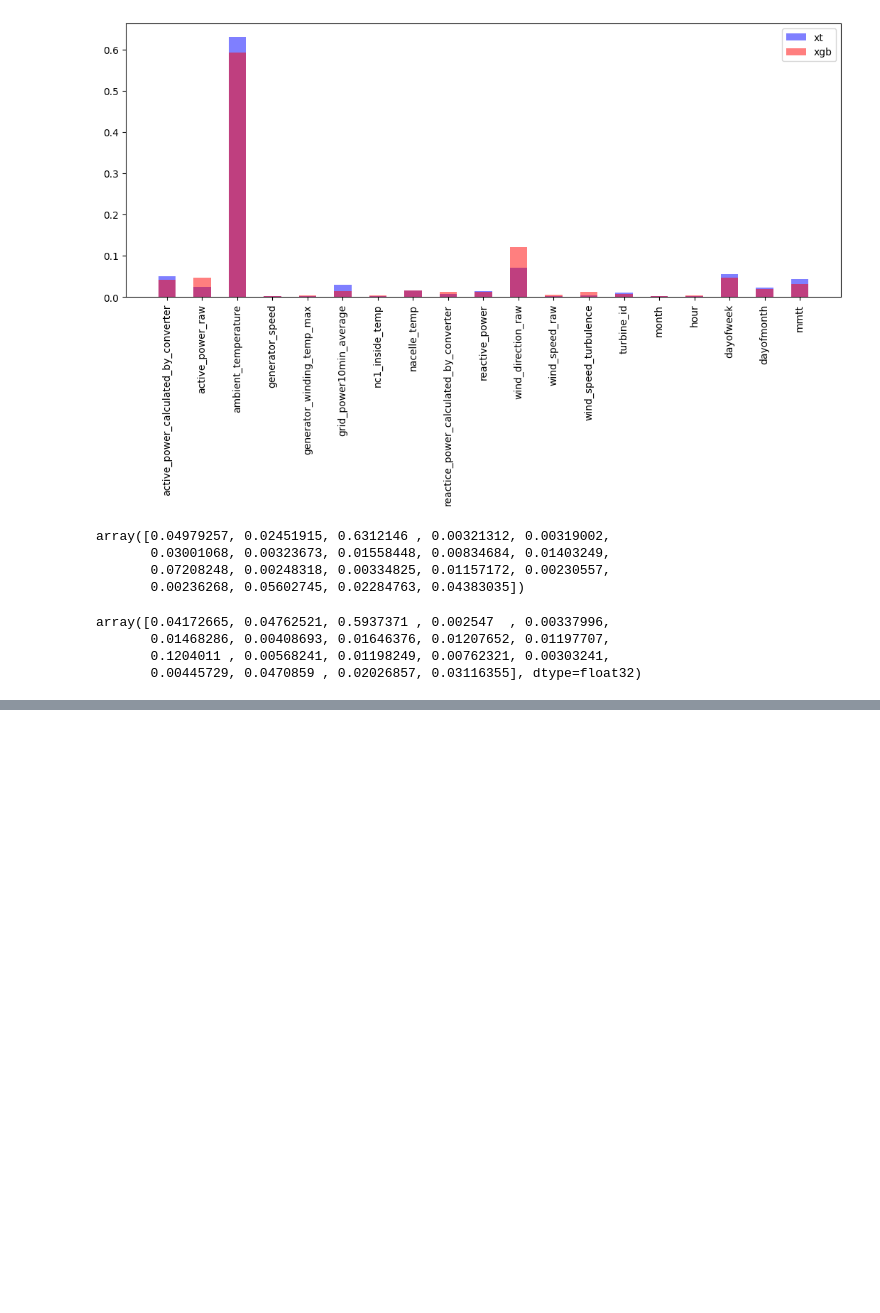
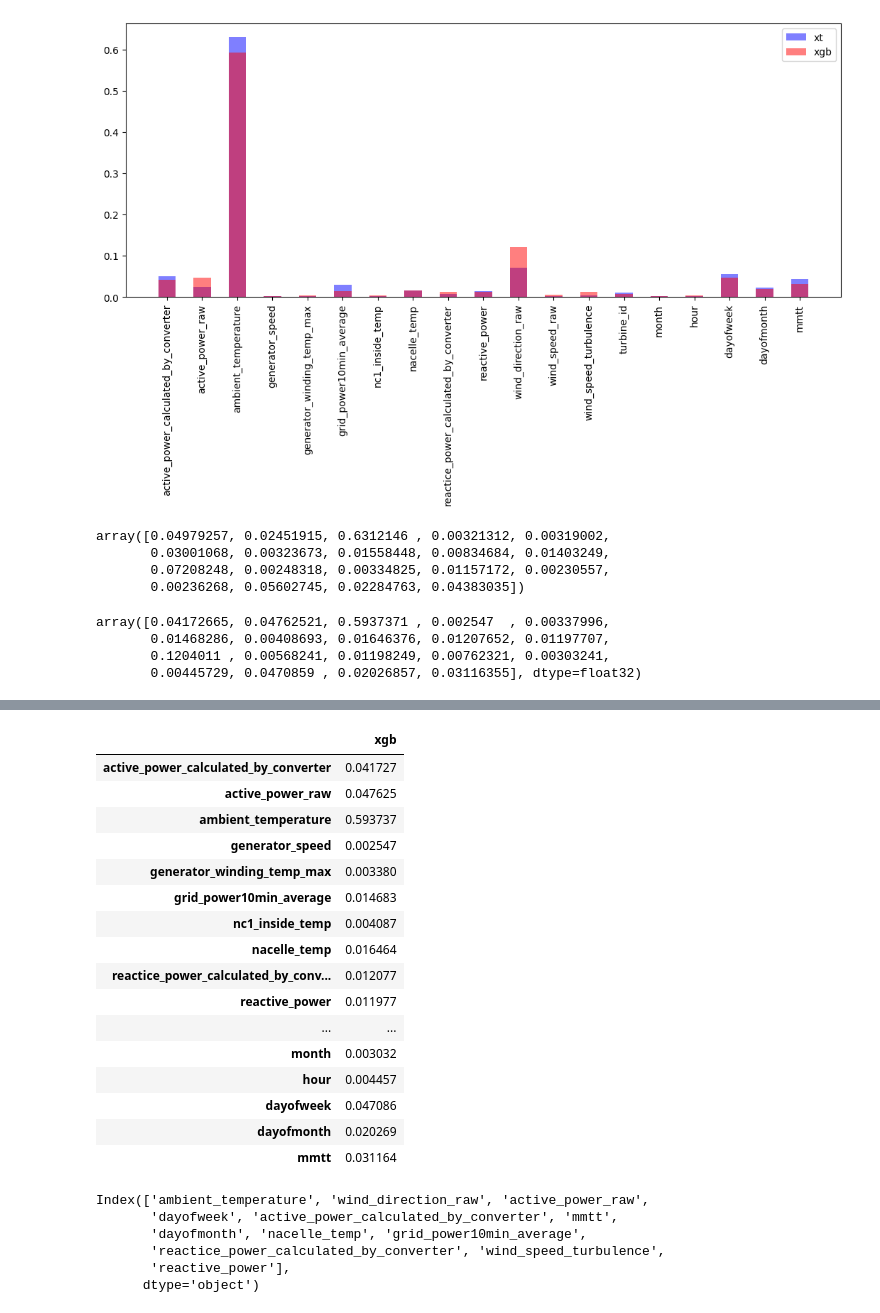
Before and after one commit to k-loki/re_new-machinehack, a Jupyter notebook: notebooks/ft_sel.ipynb, the cells around one changed output, grey strips where cells are left out. Saved outputs shown, nothing was run; the diff lists cells and outputs as text; code cells hidden in the pictures; blank space fills up the shorter version.

```diff
--- a/notebooks/ft_sel.ipynb
+++ b/notebooks/ft_sel.ipynb
@@ -259,0 +265,31 @@ array([0.04172665, 0.04762521, 0.5937371 , 0.002547  , 0.00337996,
+# %%
+ft = pd.DataFrame(index=xgb_pipe.feature_names_in_, columns=['xgb'])
+ft.loc[:, 'xgb'] = xgb_ftimp
+ft
+# %% [output]
+|  | xgb |
+| active_power_calculated_by_converter | 0.041727 |
+| active_power_raw | 0.047625 |
+| ambient_temperature | 0.593737 |
+| generator_speed | 0.002547 |
+| generator_winding_temp_max | 0.003380 |
+| grid_power10min_average | 0.014683 |
+| nc1_inside_temp | 0.004087 |
+| nacelle_temp | 0.016464 |
+| reactice_power_calculated_by_conv... | 0.012077 |
+| reactive_power | 0.011977 |
+| ... | ... |
+| month | 0.003032 |
+| hour | 0.004457 |
+| dayofweek | 0.047086 |
+| dayofmonth | 0.020269 |
+| mmtt | 0.031164 |
+# %%
+ft.sort_values(by='xgb', ascending=False)[:12].index
+# %% [output]
+Index(['ambient_temperature', 'wind_direction_raw', 'active_power_raw',
+       'dayofweek', 'active_power_calculated_by_converter', 'mmtt',
+       'dayofmonth', 'nacelle_temp', 'grid_power10min_average',
+       'reactice_power_calculated_by_converter', 'wind_speed_turbulence',
+       'reactive_power'],
+      dtype='object')
```
Also changed, not shown: parts of 7 cells of this notebook.
